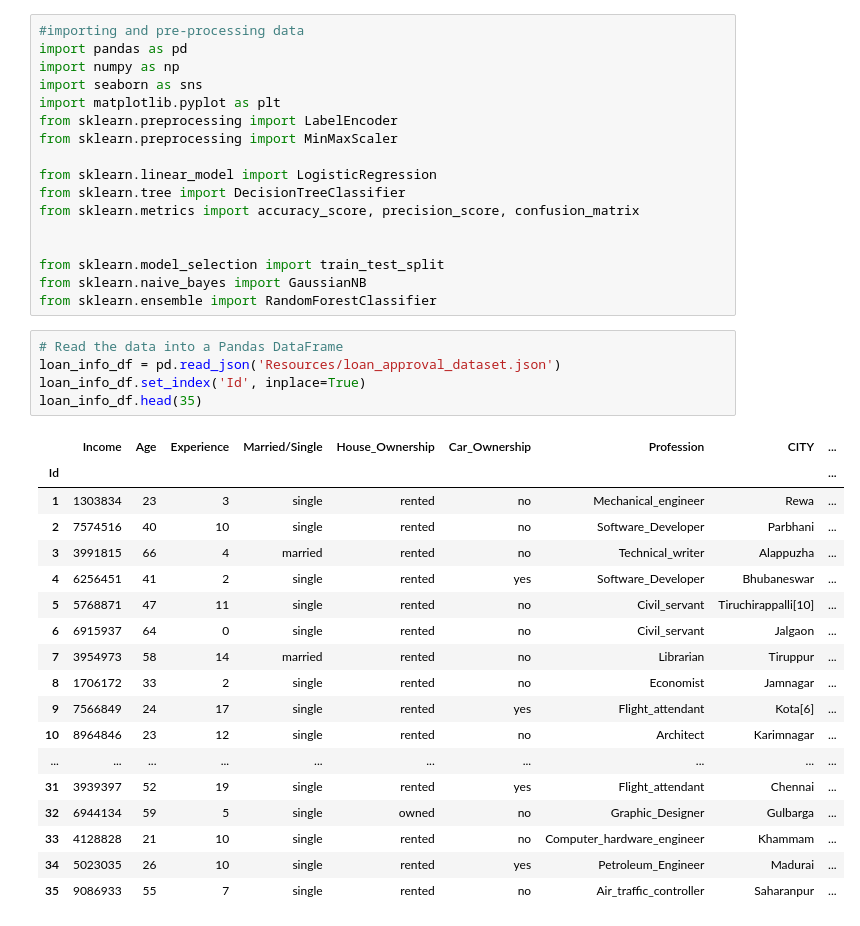
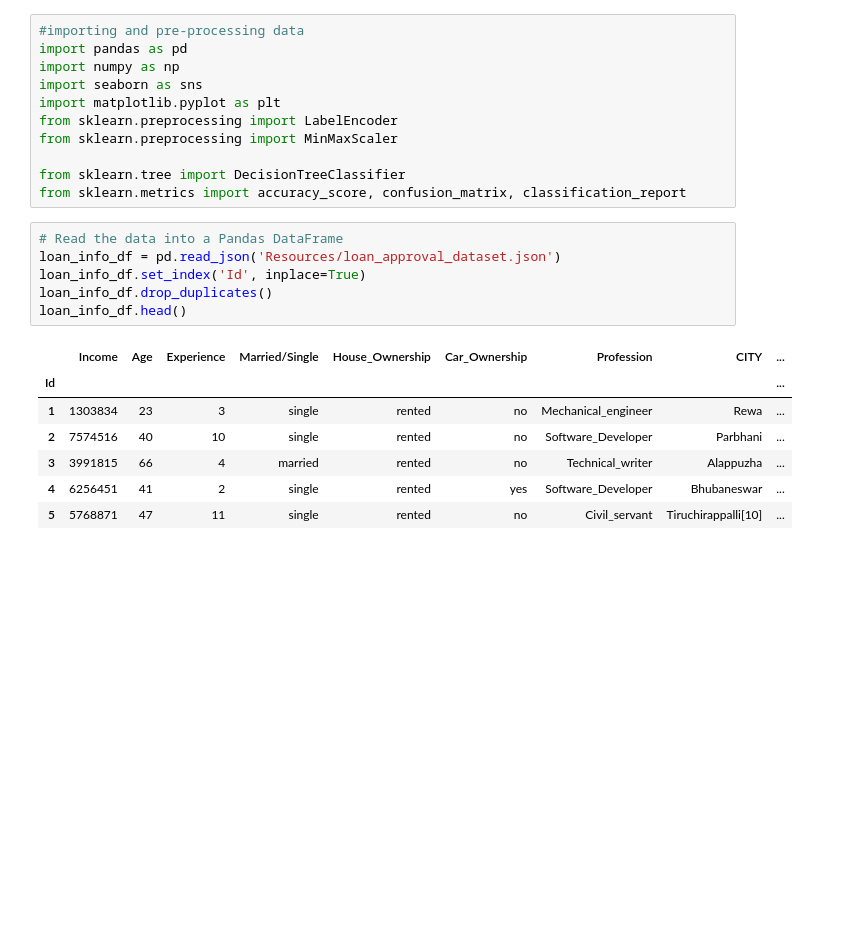
Before and after one commit to akarapunzl/minds-in-motion-project, a Jupyter notebook: loan_application.ipynb, the cells around one changed output. Saved outputs shown, nothing was run; the diff lists cells and outputs as text; blank space fills up the shorter version.

```diff
--- a/loan_application.ipynb
+++ b/loan_application.ipynb
@@ -7,36 +7,20 @@ import matplotlib.pyplot as plt
 from sklearn.preprocessing import LabelEncoder
 from sklearn.preprocessing import MinMaxScaler
 
-from sklearn.linear_model import LogisticRegression
 from sklearn.tree import DecisionTreeClassifier
-from sklearn.metrics import accuracy_score, precision_score, confusion_matrix
-
-
-from sklearn.model_selection import train_test_split
-from sklearn.naive_bayes import GaussianNB
-from sklearn.ensemble import RandomForestClassifier
+from sklearn.metrics import accuracy_score, confusion_matrix, classification_report
 # %%
 # Read the data into a Pandas DataFrame
 loan_info_df = pd.read_json('Resources/loan_approval_dataset.json')
 loan_info_df.set_index('Id', inplace=True)
-loan_info_df.head(35)
+loan_info_df.drop_duplicates()
+loan_info_df.head()
 # %% [output]
 |  | Income | Age | Experience | Married/Single | House_Ownership | Car_Ownership | Profession | CITY | ... |
 | Id |  |  |  |  |  |  |  |  | ... |
 | 1 | 1303834 | 23 | 3 | single | rented | no | Mechanical_engineer | Rewa | ... |
 | 2 | 7574516 | 40 | 10 | single | rented | no | Software_Developer | Parbhani | ... |
 | 3 | 3991815 | 66 | 4 | married | rented | no | Technical_writer | Alappuzha | ... |
 | 4 | 6256451 | 41 | 2 | single | rented | yes | Software_Developer | Bhubaneswar | ... |
 | 5 | 5768871 | 47 | 11 | single | rented | no | Civil_servant | Tiruchirappalli[10] | ... |
-| 6 | 6915937 | 64 | 0 | single | rented | no | Civil_servant | Jalgaon | ... |
-| 7 | 3954973 | 58 | 14 | married | rented | no | Librarian | Tiruppur | ... |
-| 8 | 1706172 | 33 | 2 | single | rented | no | Economist | Jamnagar | ... |
-| 9 | 7566849 | 24 | 17 | single | rented | yes | Flight_attendant | Kota[6] | ... |
-| 10 | 8964846 | 23 | 12 | single | rented | no | Architect | Karimnagar | ... |
-| ... | ... | ... | ... | ... | ... | ... | ... | ... | ... |
-| 31 | 3939397 | 52 | 19 | single | rented | yes | Flight_attendant | Chennai | ... |
-| 32 | 6944134 | 59 | 5 | single | owned | no | Graphic_Designer | Gulbarga | ... |
-| 33 | 4128828 | 21 | 10 | single | rented | no | Computer_hardware_engineer | Khammam | ... |
-| 34 | 5023035 | 26 | 10 | single | rented | yes | Petroleum_Engineer | Madurai | ... |
-| 35 | 9086933 | 55 | 7 | single | rented | no | Air_traffic_controller | Saharanpur | ... |
 # %%
```
Also changed, not shown: parts of 27 cells of this notebook, 3 other files.
